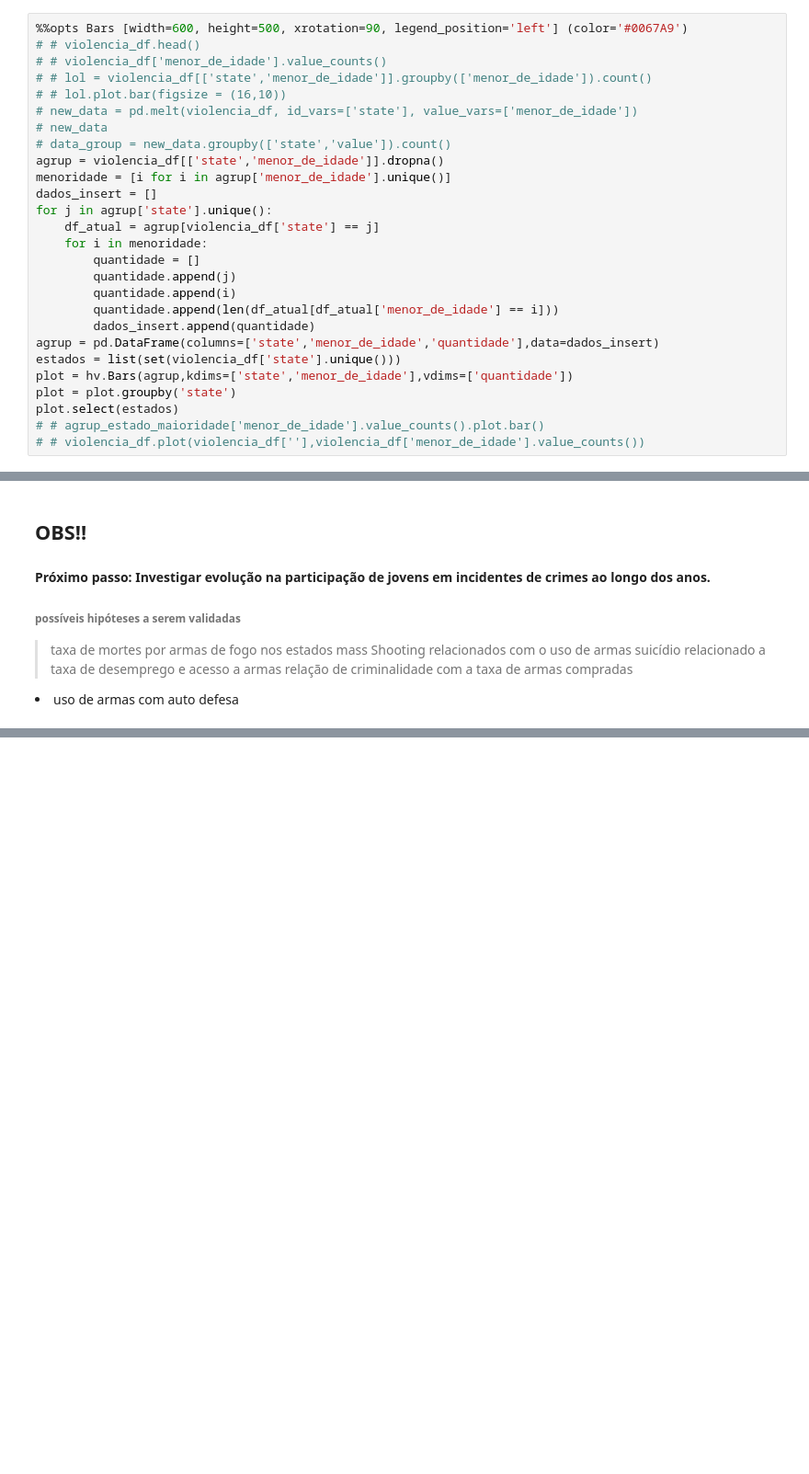
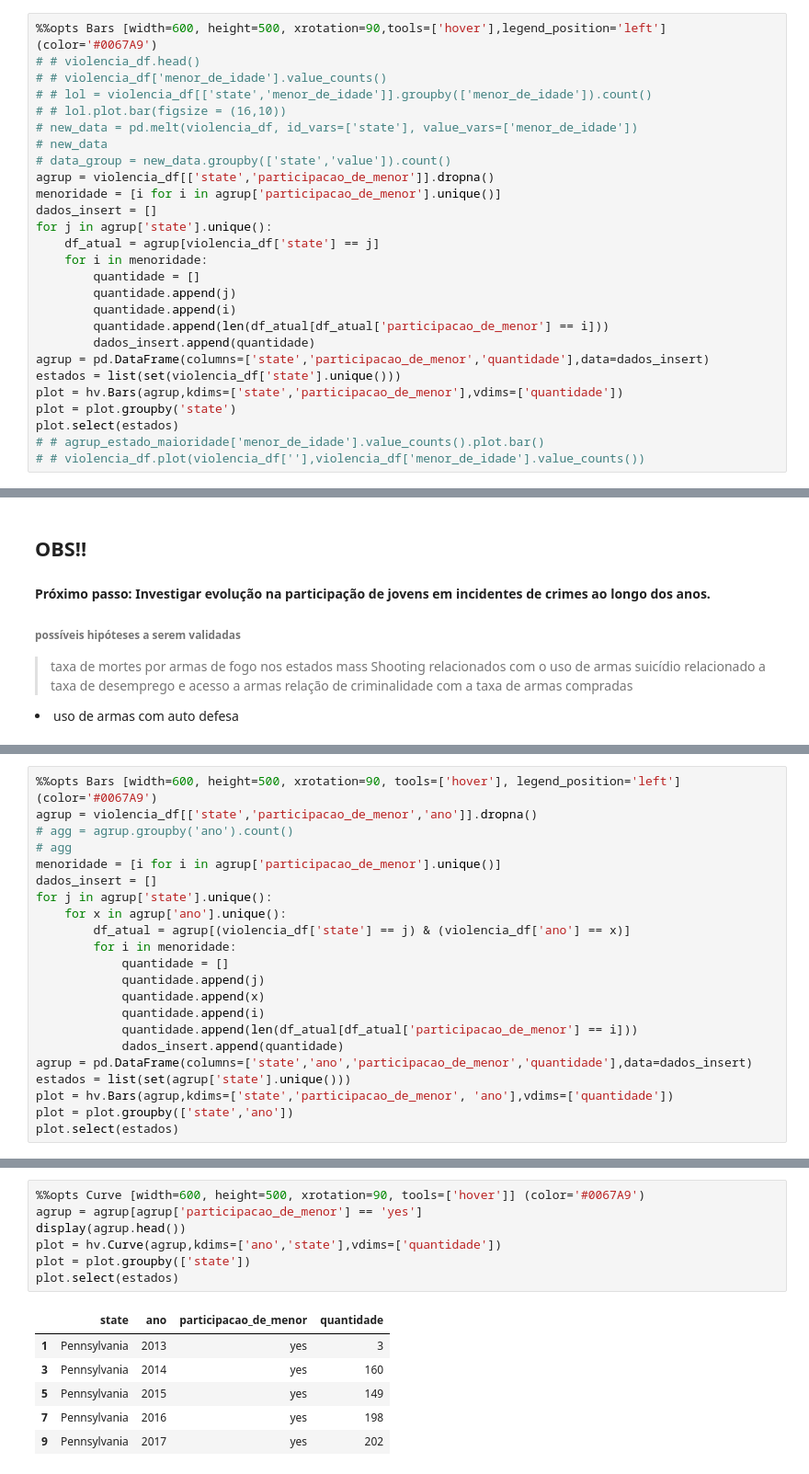
Before and after one commit to if1015-datascience-ufpe/2018-2-projeto-hadoop, a Jupyter notebook: proj.ipynb, the cells around one changed output, grey strips where cells are left out. Shown at 92% size. Drawn from its saved outputs; the diff is of its cells as text; blank space fills up the shorter version.

Commit message:
adição de plotagem para exploração da participação de menores de idade em incidentes criminais

```diff
--- a/proj.ipynb
+++ b/proj.ipynb
@@ -611,7 +600,7 @@ Com a existência de correlações negativas fica evidente que cor não tem rela
 # %% [markdown]
 ### Número de incidentes que houve participação de algum menor de idade
 # %%
-%%opts Bars [width=600, height=500, xrotation=90, legend_position='left'] (color='#0067A9')
+%%opts Bars [width=600, height=500, xrotation=90,tools=['hover'],legend_position='left'] (color='#0067A9')
 # # violencia_df.head()
 # # violencia_df['menor_de_idade'].value_counts()
 # # lol = violencia_df[['state','menor_de_idade']].groupby(['menor_de_idade']).count()
@@ -619,8 +608,8 @@ Com a existência de correlações negativas fica evidente que cor não tem rela
 # new_data = pd.melt(violencia_df, id_vars=['state'], value_vars=['menor_de_idade'])
 # new_data
 # data_group = new_data.groupby(['state','value']).count()
-agrup = violencia_df[['state','menor_de_idade']].dropna()
-menoridade = [i for i in agrup['menor_de_idade'].unique()]
+agrup = violencia_df[['state','participacao_de_menor']].dropna()
+menoridade = [i for i in agrup['participacao_de_menor'].unique()]
 dados_insert = []
 for j in agrup['state'].unique():
     df_atual = agrup[violencia_df['state'] == j]
@@ -628,11 +617,11 @@ for j in agrup['state'].unique():
         quantidade = []
         quantidade.append(j)
         quantidade.append(i)
-        quantidade.append(len(df_atual[df_atual['menor_de_idade'] == i]))
+        quantidade.append(len(df_atual[df_atual['participacao_de_menor'] == i]))
         dados_insert.append(quantidade)
-agrup = pd.DataFrame(columns=['state','menor_de_idade','quantidade'],data=dados_insert)
+agrup = pd.DataFrame(columns=['state','participacao_de_menor','quantidade'],data=dados_insert)
 estados = list(set(violencia_df['state'].unique()))
-plot = hv.Bars(agrup,kdims=['state','menor_de_idade'],vdims=['quantidade'])
+plot = hv.Bars(agrup,kdims=['state','participacao_de_menor'],vdims=['quantidade'])
 plot = plot.groupby('state')
 plot.select(estados)
 # # agrup_estado_maioridade['menor_de_idade'].value_counts().plot.bar()
@@ -650,0 +642,22 @@ plot.select(estados)
+# %%
+%%opts Bars [width=600, height=500, xrotation=90, tools=['hover'], legend_position='left'] (color='#0067A9')
+agrup = violencia_df[['state','participacao_de_menor','ano']].dropna()
+# agg = agrup.groupby('ano').count()
+# agg
+menoridade = [i for i in agrup['participacao_de_menor'].unique()]
+dados_insert = []
+for j in agrup['state'].unique():
+    for x in agrup['ano'].unique():
+        df_atual = agrup[(violencia_df['state'] == j) & (violencia_df['ano'] == x)]
+        for i in menoridade:
+            quantidade = []
+            quantidade.append(j)
+            quantidade.append(x)
+            quantidade.append(i)
+            quantidade.append(len(df_atual[df_atual['participacao_de_menor'] == i]))
+            dados_insert.append(quantidade)
+agrup = pd.DataFrame(columns=['state','ano','participacao_de_menor','quantidade'],data=dados_insert)
+estados = list(set(agrup['state'].unique()))
+plot = hv.Bars(agrup,kdims=['state','participacao_de_menor', 'ano'],vdims=['quantidade'])
+plot = plot.groupby(['state','ano'])
+plot.select(estados)
@@ -650,0 +670,14 @@ plot.select(estados)
+# %%
+%%opts Curve [width=600, height=500, xrotation=90, tools=['hover']] (color='#0067A9')
+agrup = agrup[agrup['participacao_de_menor'] == 'yes']
+display(agrup.head())
+plot = hv.Curve(agrup,kdims=['ano','state'],vdims=['quantidade'])
+plot = plot.groupby(['state'])
+plot.select(estados)
+# %% [output]
+|  | state | ano | participacao_de_menor | quantidade |
+| 1 | Pennsylvania | 2013 | yes | 3 |
+| 3 | Pennsylvania | 2014 | yes | 160 |
+| 5 | Pennsylvania | 2015 | yes | 149 |
+| 7 | Pennsylvania | 2016 | yes | 198 |
+| 9 | Pennsylvania | 2017 | yes | 202 |
```
Also changed, not shown: parts of 9 cells of this notebook.
